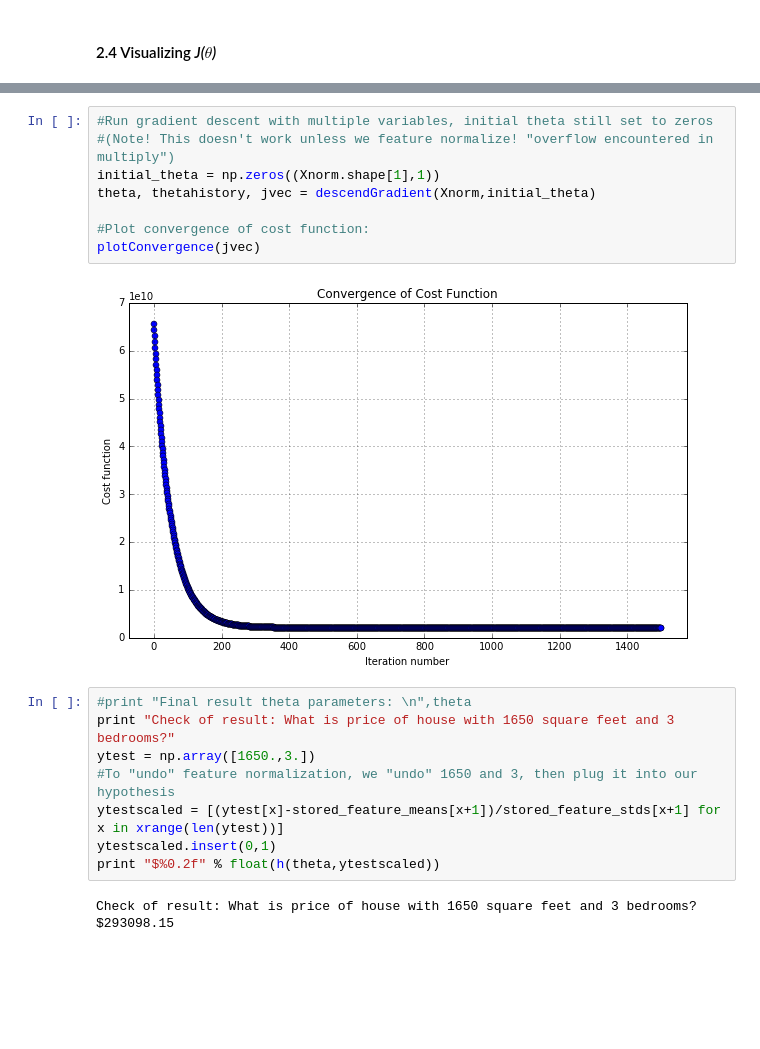
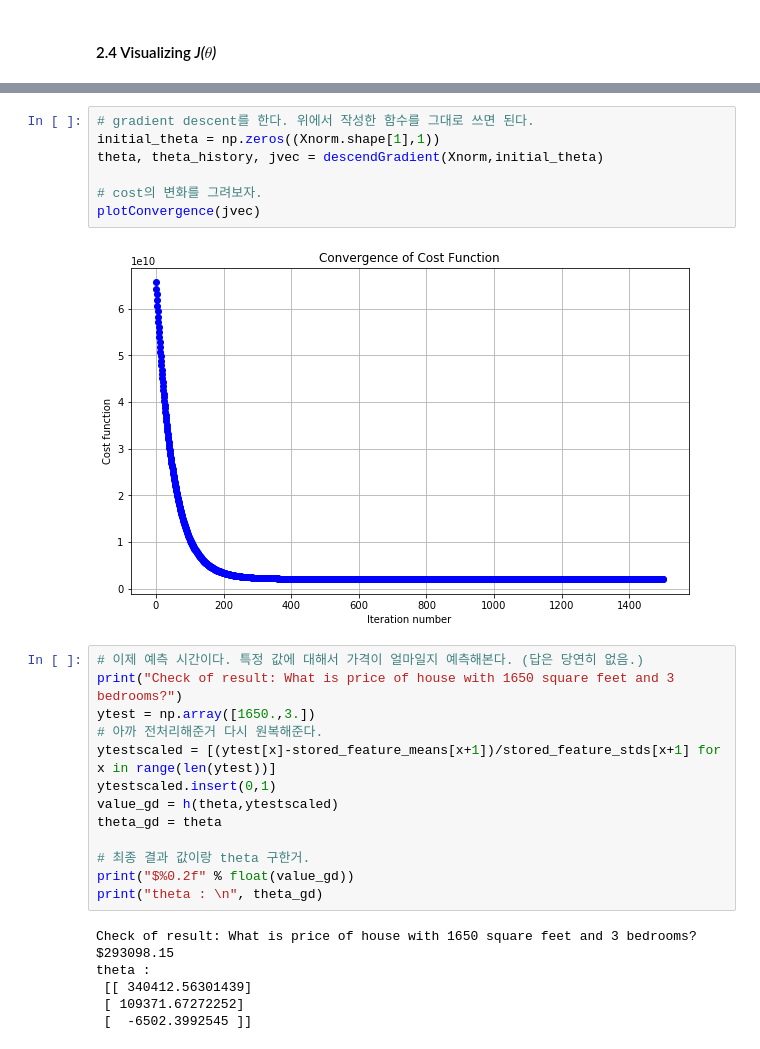
Before and after one commit to kymkh0902/studyroom, a Jupyter notebook: Lecture/Machine learning/Code/ex1/ex1.ipynb, the cells around one changed output, grey strips where cells are left out. Drawn from its saved outputs; the diff is of its cells as text; blank space fills up the shorter version.

```diff
--- a/Lecture/Machine learning/Code/ex1/ex1.ipynb
+++ b/Lecture/Machine learning/Code/ex1/ex1.ipynb
@@ -251,23 +371,31 @@ dummy = plt.legend()
-# %%
-#Run gradient descent with multiple variables, initial theta still set to zeros
-#(Note! This doesn't work unless we feature normalize! "overflow encountered in multiply")
-initial_theta = np.zeros((Xnorm.shape[1],1))
-theta, thetahistory, jvec = descendGradient(Xnorm,initial_theta)
-
-#Plot convergence of cost function:
-plotConvergence(jvec)
-# %% [output]
-[figure, removed]
+# %%
+# gradient descent를 한다. 위에서 작성한 함수를 그대로 쓰면 된다.
+initial_theta = np.zeros((Xnorm.shape[1],1))
+theta, theta_history, jvec = descendGradient(Xnorm,initial_theta)
+
+# cost의 변화를 그려보자.
+plotConvergence(jvec)
+# %% [output]
+[figure, added]
 # %%
-#print "Final result theta parameters: \n",theta
-print "Check of result: What is price of house with 1650 square feet and 3 bedrooms?"
+# 이제 예측 시간이다. 특정 값에 대해서 가격이 얼마일지 예측해본다. (답은 당연히 없음.)
+print("Check of result: What is price of house with 1650 square feet and 3 bedrooms?")
 ytest = np.array([1650.,3.])
-#To "undo" feature normalization, we "undo" 1650 and 3, then plug it into our hypothesis
-ytestscaled = [(ytest[x]-stored_feature_means[x+1])/stored_feature_stds[x+1] for x in xrange(len(ytest))]
+# 아까 전처리해준거 다시 원복해준다.
+ytestscaled = [(ytest[x]-stored_feature_means[x+1])/stored_feature_stds[x+1] for x in range(len(ytest))]
 ytestscaled.insert(0,1)
-print "$%0.2f" % float(h(theta,ytestscaled))
+value_gd = h(theta,ytestscaled)
+theta_gd = theta
+
+# 최종 결과 값이랑 theta 구한거.
+print("$%0.2f" % float(value_gd))
+print("theta : \n", theta_gd)
 # %% [output]
 Check of result: What is price of house with 1650 square feet and 3 bedrooms?
 $293098.15
+theta :
+ [[ 340412.56301439]
+ [ 109371.67272252]
+ [  -6502.3992545 ]]
 # %%
 from numpy.linalg import inv
```
Also changed, not shown: parts of 26 cells of this notebook, 22 other files.
